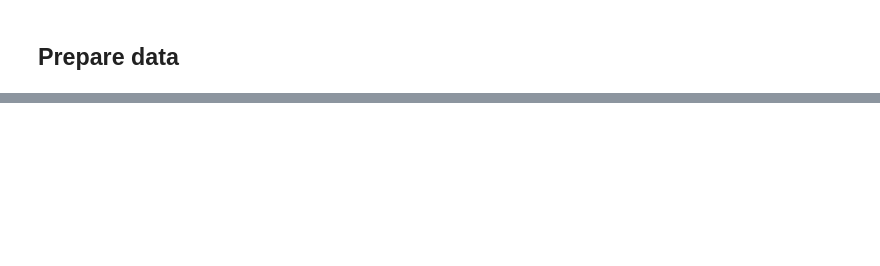
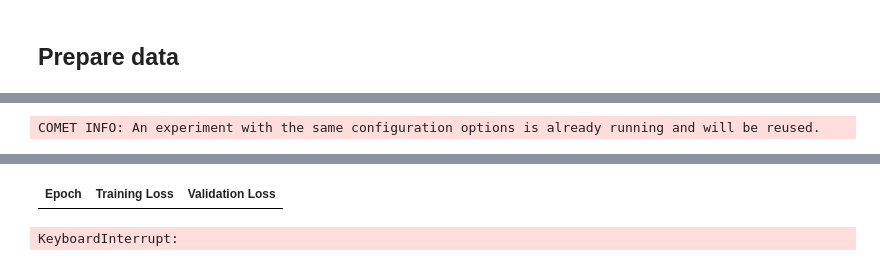
Before and after one commit to gonzaq94/NER-LLM-classification, a Jupyter notebook: fine_tune_BERT_doc_level_annots.ipynb, the cells around one changed output, grey strips where cells are left out. Cells and saved outputs as stored; diff of their text form; code cells hidden in the pictures; blank space fills up the shorter version.

```diff
--- a/fine_tune_BERT_doc_level_annots.ipynb
+++ b/fine_tune_BERT_doc_level_annots.ipynb
@@ -301,0 +524,39 @@ plot_confusion_matrix(eval_results['eval_confusion_matrix'], class_names)
+# %%
+experiment = comet_ml.Experiment(api_key=os.getenv("COMET_API_KEY"), project_name=os.getenv("COMET_PROJECT_NAME"), workspace=os.getenv("COMET_WORKSPACE"))
+
+# Define a custom callback to ensure experiment.end() is called
+class CometCallback(TrainerCallback):
+    def __init__(self, experiment):
+        self.experiment = experiment
+
+    def on_train_end(self, args, state, control, **kwargs):
+        self.experiment.end()  # Ends the experiment properly when training ends
+
+training_args = TrainingArguments(
+    output_dir='./results',
+    num_train_epochs=15,
+    evaluation_strategy="epoch",
+    save_strategy="epoch",
+    logging_strategy="epoch",
+    load_best_model_at_end=True,
+    metric_for_best_model="f1",
+    greater_is_better=True,
+    save_total_limit=1,
+    per_device_train_batch_size=24,
+    per_device_eval_batch_size=16,
+    warmup_steps=63,
+    learning_rate=2e-5,
+    weight_decay=0.01,
+    logging_dir=None,
+    dataloader_drop_last=False,
+    fp16=True, # mixed precision
+    report_to=["comet_ml"]
+)
+
+trainer = Trainer(
+    model=model,
+    args=training_args,
+    train_dataset=train_custom_dataset,
+    eval_dataset=valid_custom_dataset,
+    compute_metrics=compute_metrics,
+)
@@ -301,0 +581,4 @@ plot_confusion_matrix(eval_results['eval_confusion_matrix'], class_names)
+# %%
+trainer.train()
+# %% [output]
+COMET INFO: An experiment with the same configuration options is already running and will be reused.
@@ -301,0 +586,2 @@ plot_confusion_matrix(eval_results['eval_confusion_matrix'], class_names)
+| Epoch | Training Loss | Validation Loss |
+KeyboardInterrupt:
```
Also changed, not shown: parts of 38 cells of this notebook.
